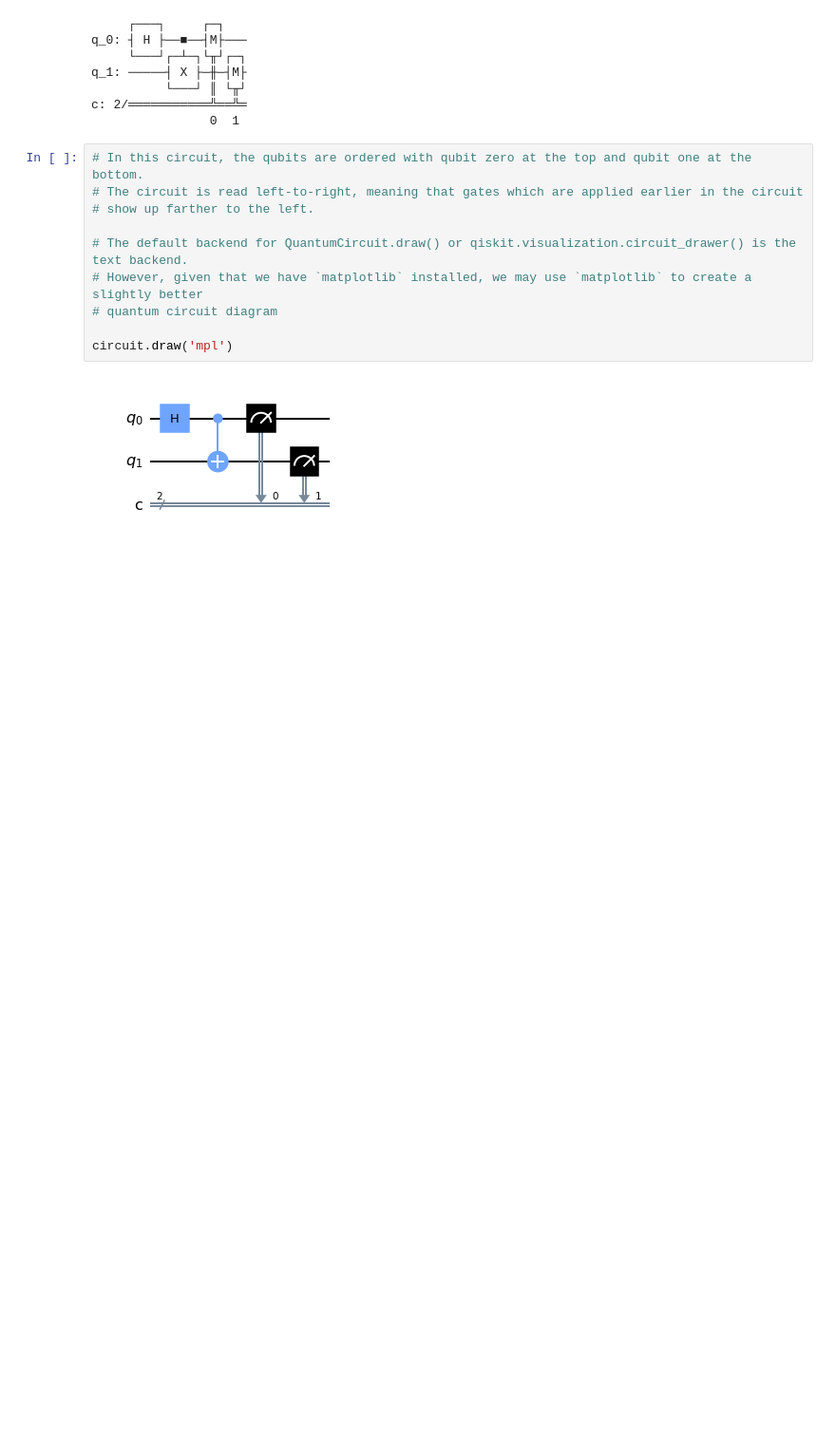
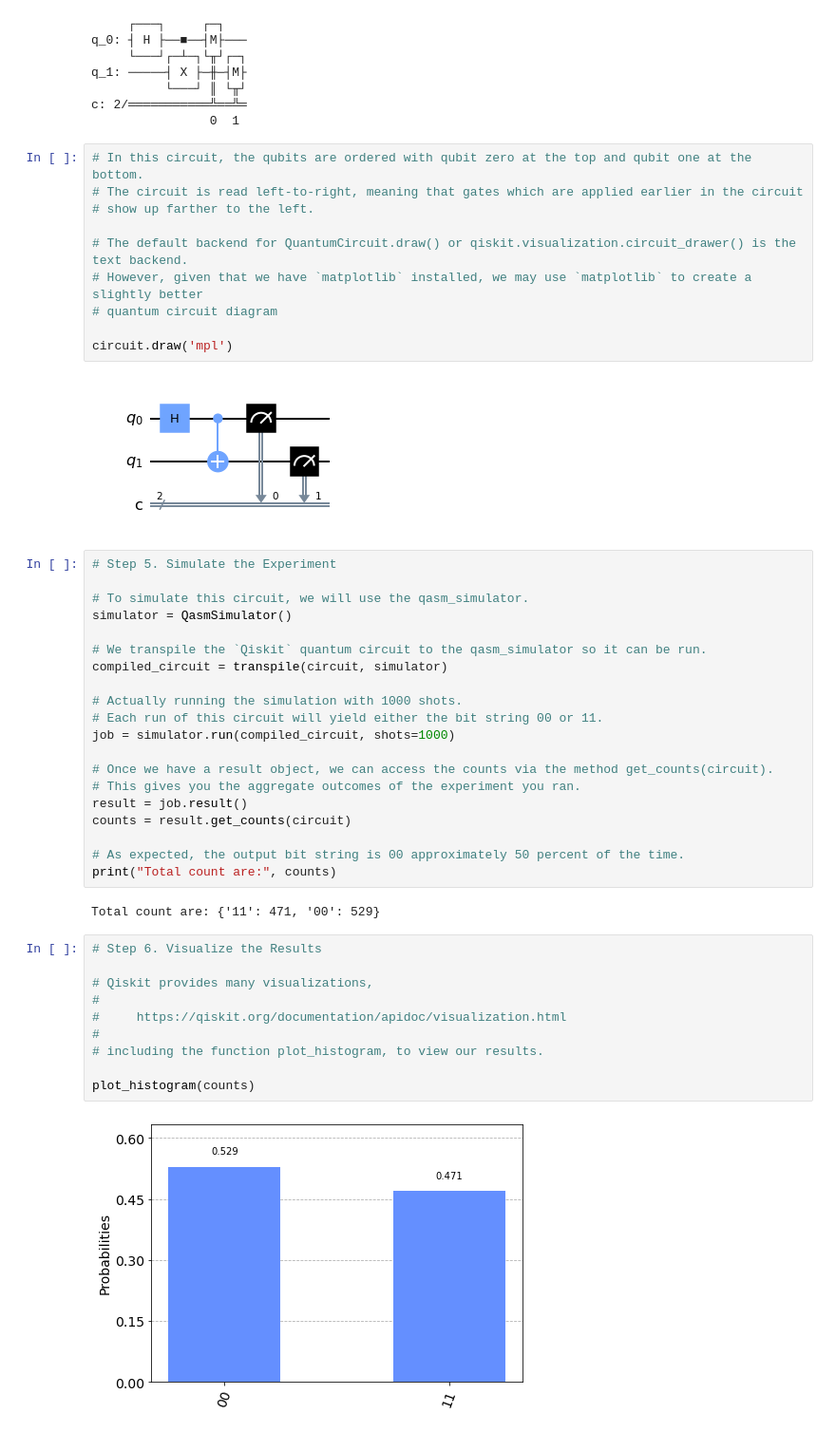
Before and after one commit to uarizona-2022spring-phys105a/phys105a, a Jupyter notebook: 13/QuantumComputing.ipynb, the cells around one changed output. Shown at 95% size. Cells and saved outputs as stored; diff of their text form; blank space fills up the shorter version.

Commit message:
Perform simulation and visualization

```diff
--- a/13/QuantumComputing.ipynb
+++ b/13/QuantumComputing.ipynb
@@ -226,6 +229,40 @@ c: 2/═══════════╩══╩═
 circuit.draw('mpl')
 # %% [output]
 [figure]
+# %%
+# Step 5. Simulate the Experiment
+
+# To simulate this circuit, we will use the qasm_simulator.
+simulator = QasmSimulator()
+
+# We transpile the `Qiskit` quantum circuit to the qasm_simulator so it can be run.
+compiled_circuit = transpile(circuit, simulator)
+
+# Actually running the simulation with 1000 shots.
+# Each run of this circuit will yield either the bit string 00 or 11.
+job = simulator.run(compiled_circuit, shots=1000)
+
+# Once we have a result object, we can access the counts via the method get_counts(circuit).
+# This gives you the aggregate outcomes of the experiment you ran.
+result = job.result()
+counts = result.get_counts(circuit)
+
+# As expected, the output bit string is 00 approximately 50 percent of the time.
+print("Total count are:", counts)
+# %% [output]
+Total count are: {'11': 471, '00': 529}
+# %%
+# Step 6. Visualize the Results
+
+# Qiskit provides many visualizations,
+#
+#     https://qiskit.org/documentation/apidoc/visualization.html
+#
+# including the function plot_histogram, to view our results.
+
+plot_histogram(counts)
+# %% [output]
+[figure, added]
 # %% [markdown]
 ## Additional Resources
 
```
Also changed, not shown: parts of 2 cells of this notebook.
